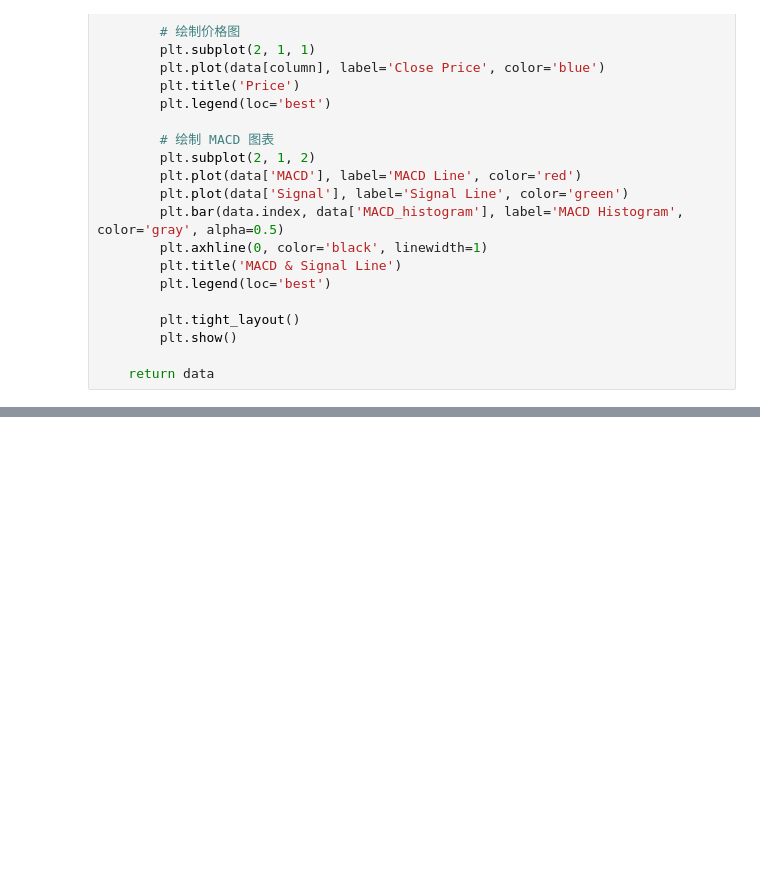
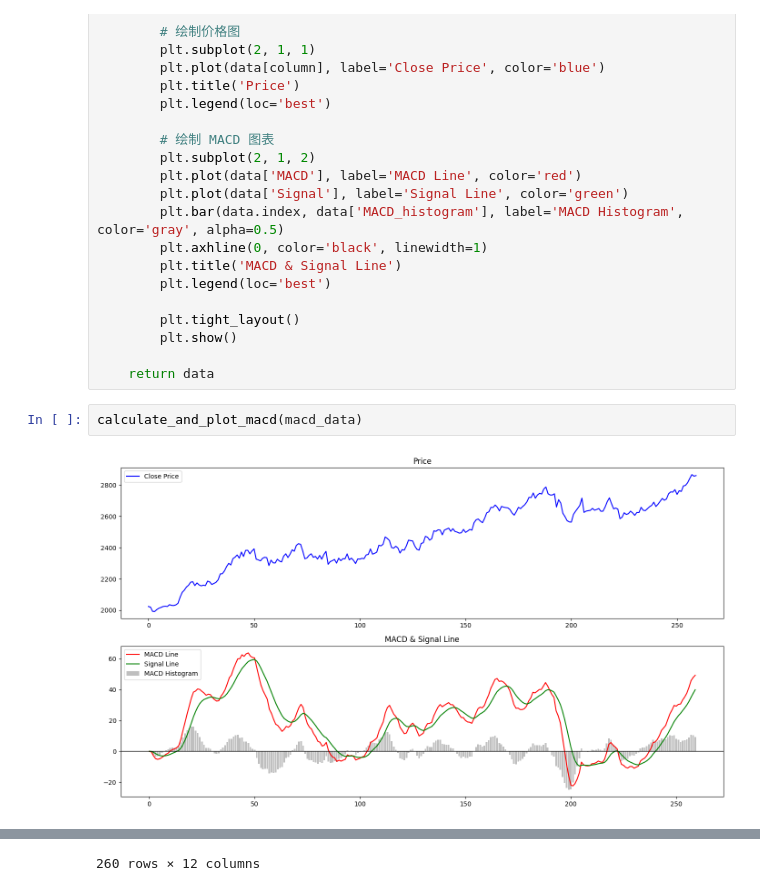
Before and after one commit to o897867/gold, a Jupyter notebook: p.ipynb, the cells around one changed output, grey strips where cells are left out. Saved outputs shown, nothing was run; the diff lists cells and outputs as text; blank space fills up the shorter version.

```diff
--- a/p.ipynb
+++ b/p.ipynb
@@ -155,3 +155,7 @@ def calculate_and_plot_macd(data, column='close', short_span=12, long_span=26, s
         plt.show()
 
     return data
+# %%
+calculate_and_plot_macd(macd_data)
+# %% [output]
+[figure, added]
@@ -157,0 +174 @@ def calculate_and_plot_macd(data, column='close', short_span=12, long_span=26, s
+260 rows × 12 columns
```
Also changed, not shown: parts of 1 cell of this notebook, 3 other files.
